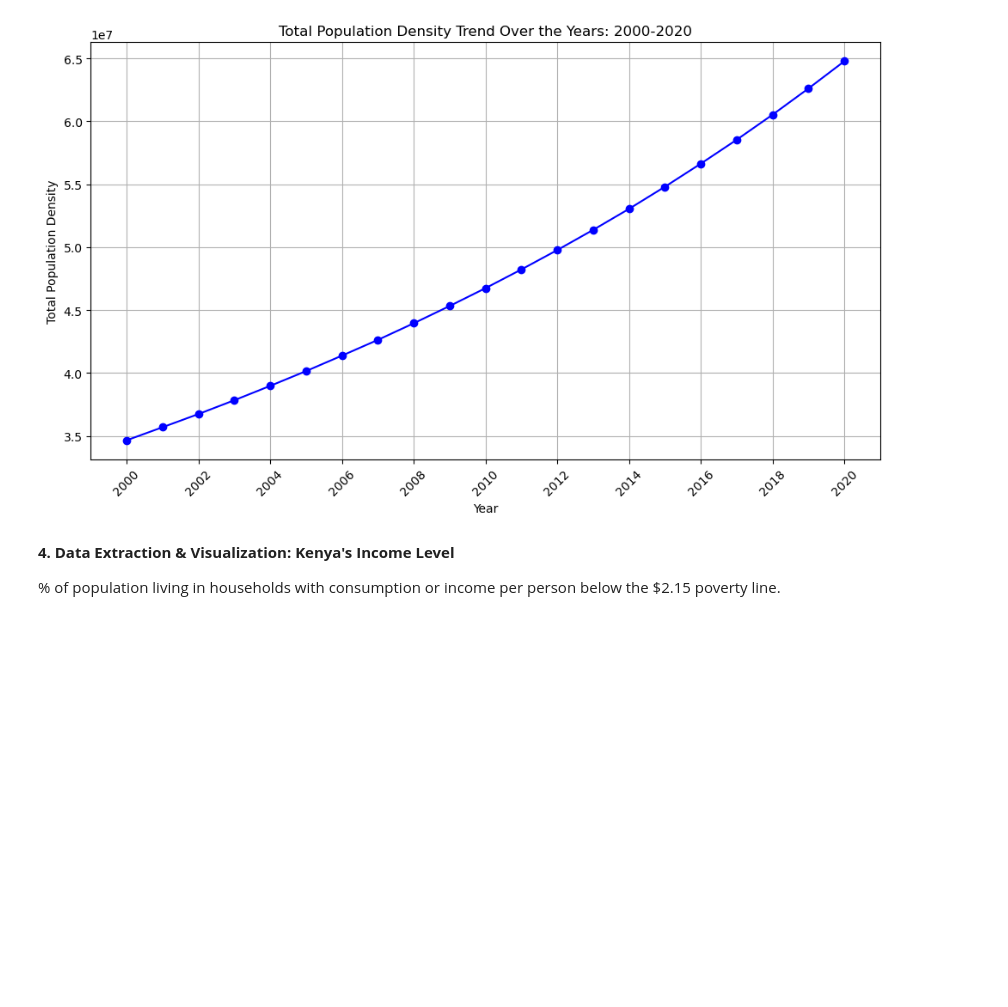
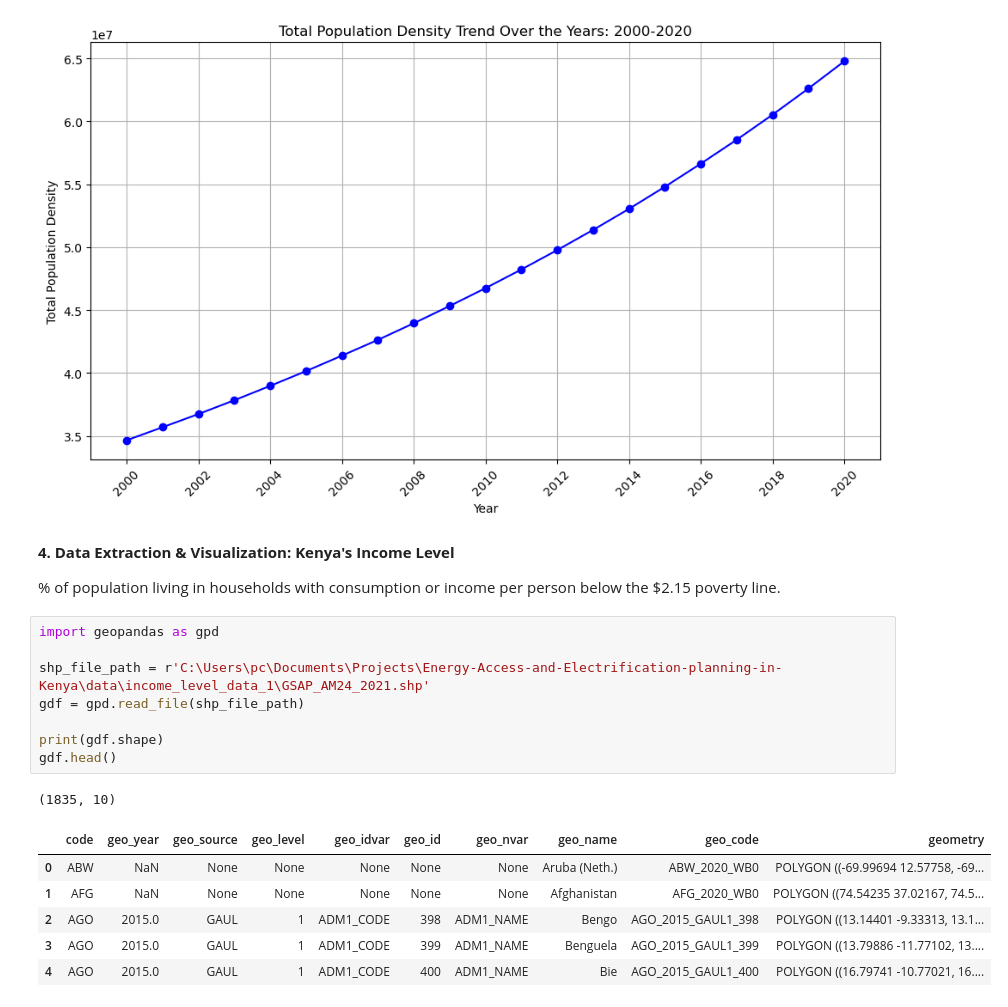
Before and after one commit to DavidGathimbaM/Energy-Access-and-Electrification-planning-in-Kenya, a Jupyter notebook: index_final.ipynb, the cells around one changed output. Cells and saved outputs as stored; diff of their text form; blank space fills up the shorter version.

```diff
--- a/index_final.ipynb
+++ b/index_final.ipynb
@@ -483,3 +483,19 @@ plt.show()
 **4. Data Extraction & Visualization: Kenya's Income Level**
 
 % of population living in households with consumption or income per person below the $2.15 poverty line.
+# %%
+import geopandas as gpd
+
+shp_file_path = r'C:\Users\pc\Documents\Projects\Energy-Access-and-Electrification-planning-in-Kenya\data\income_level_data_1\GSAP_AM24_2021.shp'
+gdf = gpd.read_file(shp_file_path)
+
+print(gdf.shape)
+gdf.head()
+# %% [output]
+(1835, 10)
+|  | code | geo_year | geo_source | geo_level | geo_idvar | geo_id | geo_nvar | geo_name | geo_code | geometry |
+| 0 | ABW | NaN | None | None | None | None | None | Aruba (Neth.) | ABW_2020_WB0 | POLYGON ((-69.99694 12.57758, -69... |
+| 1 | AFG | NaN | None | None | None | None | None | Afghanistan | AFG_2020_WB0 | POLYGON ((74.54235 37.02167, 74.5... |
+| 2 | AGO | 2015.0 | GAUL | 1 | ADM1_CODE | 398 | ADM1_NAME | Bengo | AGO_2015_GAUL1_398 | POLYGON ((13.14401 -9.33313, 13.1... |
+| 3 | AGO | 2015.0 | GAUL | 1 | ADM1_CODE | 399 | ADM1_NAME | Benguela | AGO_2015_GAUL1_399 | POLYGON ((13.79886 -11.77102, 13.... |
+| 4 | AGO | 2015.0 | GAUL | 1 | ADM1_CODE | 400 | ADM1_NAME | Bie | AGO_2015_GAUL1_400 | POLYGON ((16.79741 -10.77021, 16.... |
```
Also changed, not shown: parts of 5 cells of this notebook.
